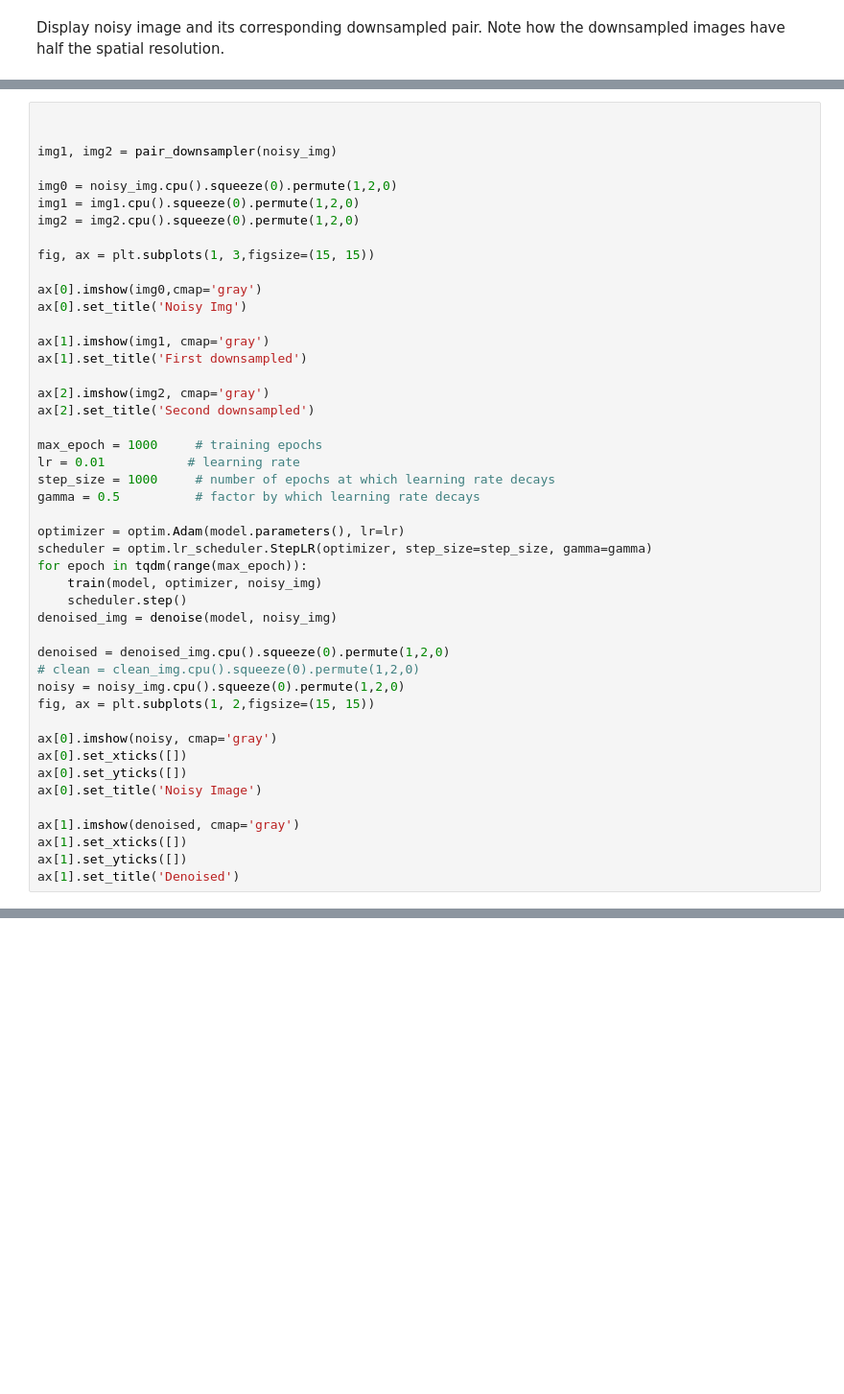
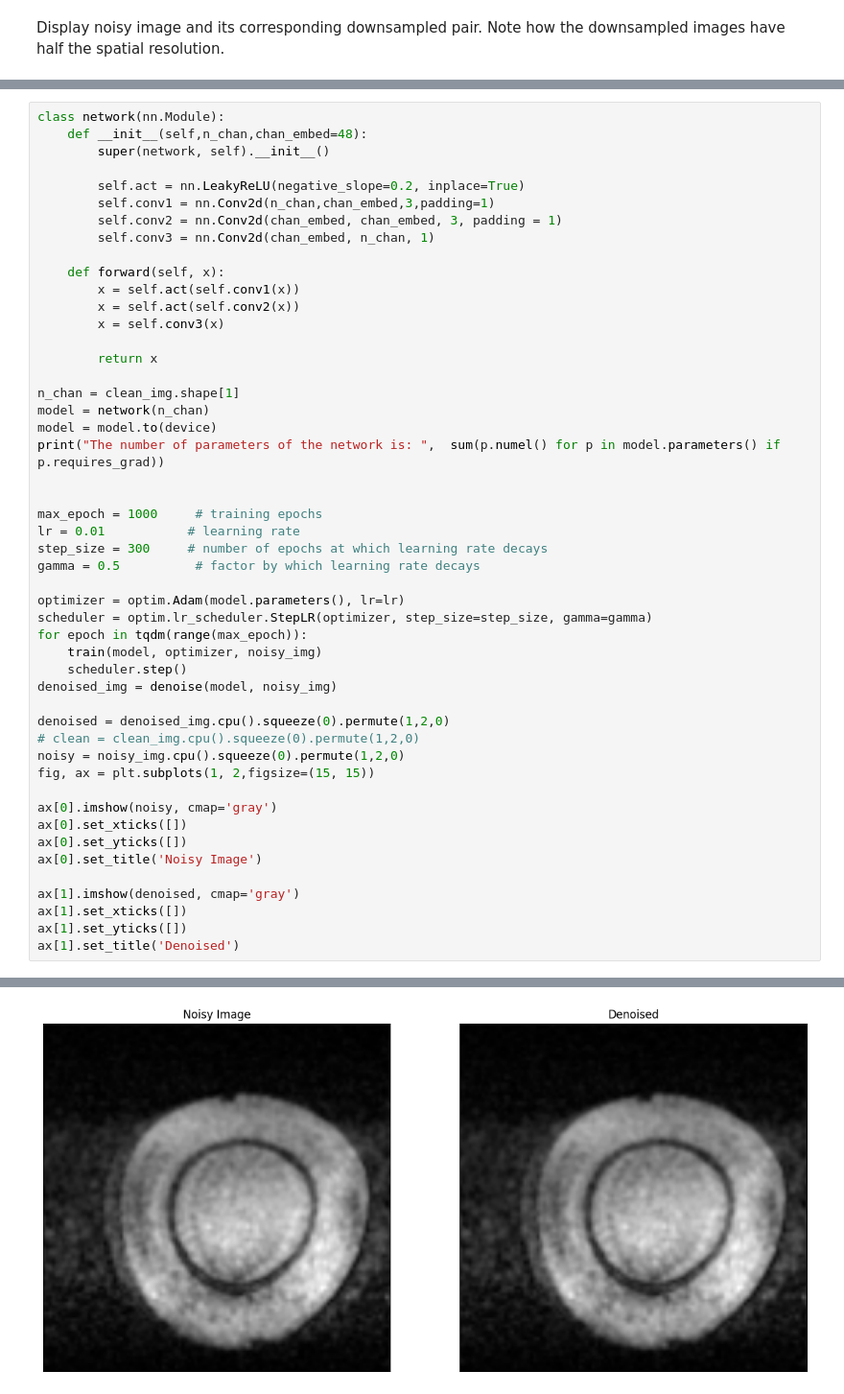
Before and after one commit to ajaynice1996/DIY_MRI_Workshop_II_Recon, a Jupyter notebook: Day_3_final_pipeline.ipynb, the cells around one changed output, grey strips where cells are left out. Shown at 96% size. Cells and saved outputs as stored; diff of their text form; blank space fills up the shorter version.

```diff
--- a/Day_3_final_pipeline.ipynb
+++ b/Day_3_final_pipeline.ipynb
@@ -583,26 +578,29 @@ Display noisy image and its corresponding downsampled pair. Note how the downsam
 # %%
+class network(nn.Module):
+    def __init__(self,n_chan,chan_embed=48):
+        super(network, self).__init__()
 
+        self.act = nn.LeakyReLU(negative_slope=0.2, inplace=True)
+        self.conv1 = nn.Conv2d(n_chan,chan_embed,3,padding=1)
+        self.conv2 = nn.Conv2d(chan_embed, chan_embed, 3, padding = 1)
+        self.conv3 = nn.Conv2d(chan_embed, n_chan, 1)
 
-img1, img2 = pair_downsampler(noisy_img)
+    def forward(self, x):
+        x = self.act(self.conv1(x))
+        x = self.act(self.conv2(x))
+        x = self.conv3(x)
 
-img0 = noisy_img.cpu().squeeze(0).permute(1,2,0)
-img1 = img1.cpu().squeeze(0).permute(1,2,0)
-img2 = img2.cpu().squeeze(0).permute(1,2,0)
+        return x
 
-fig, ax = plt.subplots(1, 3,figsize=(15, 15))
+n_chan = clean_img.shape[1]
+model = network(n_chan)
+model = model.to(device)
+print("The number of parameters of the network is: ",  sum(p.numel() for p in model.parameters() if p.requires_grad))
 
-ax[0].imshow(img0,cmap='gray')
-ax[0].set_title('Noisy Img')
-
-ax[1].imshow(img1, cmap='gray')
-ax[1].set_title('First downsampled')
-
-ax[2].imshow(img2, cmap='gray')
-ax[2].set_title('Second downsampled')
 
 max_epoch = 1000     # training epochs
 lr = 0.01           # learning rate
-step_size = 1000     # number of epochs at which learning rate decays
+step_size = 300     # number of epochs at which learning rate decays
 gamma = 0.5          # factor by which learning rate decays
 
 optimizer = optim.Adam(model.parameters(), lr=lr)
@@ -626,3 +624,4 @@ ax[1].imshow(denoised, cmap='gray')
 ax[1].set_xticks([])
 ax[1].set_yticks([])
 ax[1].set_title('Denoised')
+# %% [output]
@@ -628,0 +630 @@ ax[1].set_title('Denoised')
+[figure, added]
```
Also changed, not shown: parts of 6 cells of this notebook.
